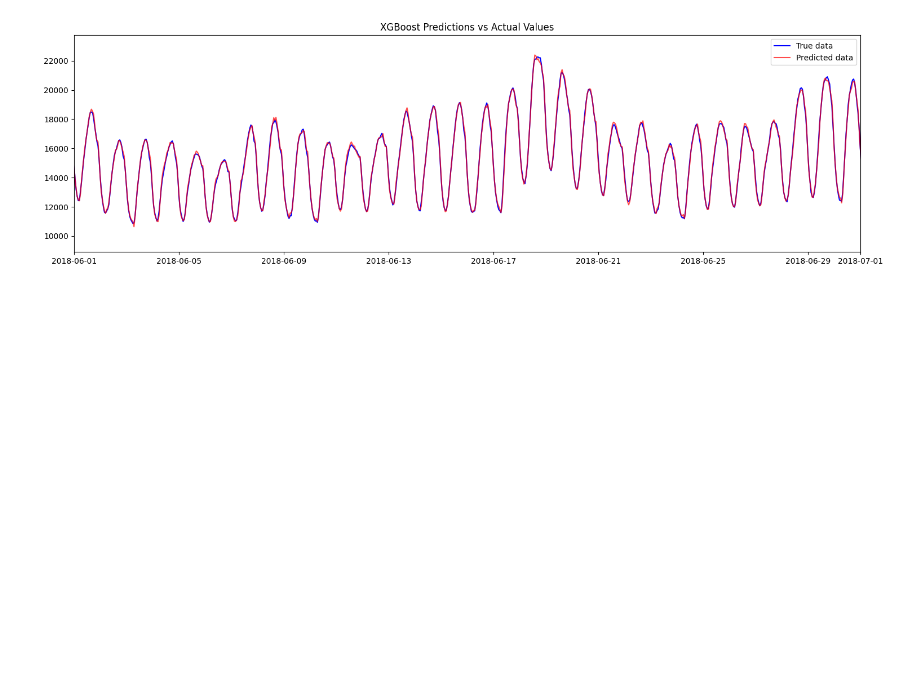
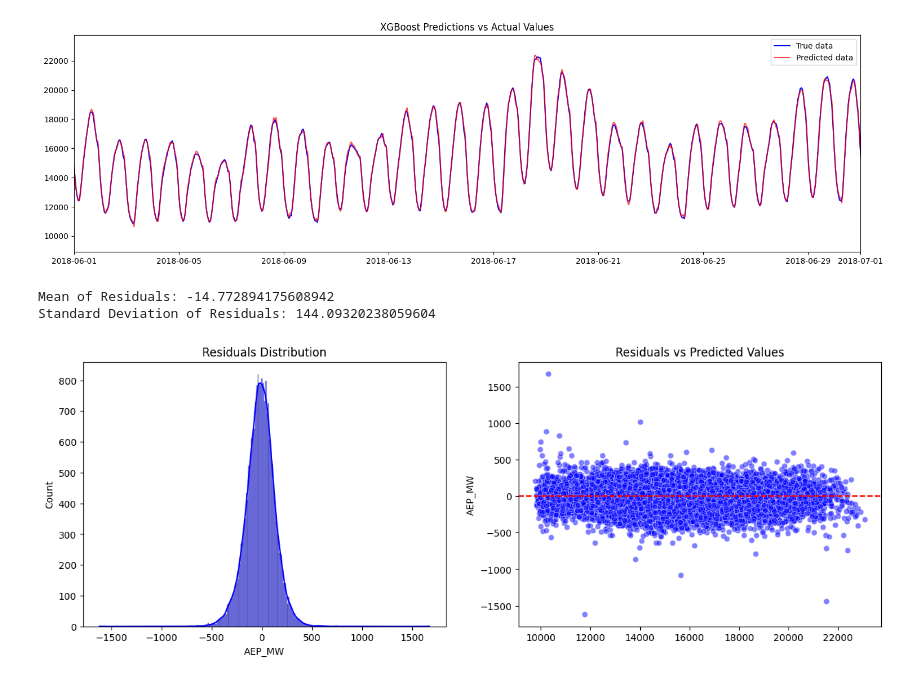
Before and after one commit to Hecramco/forecasting_examples, a Jupyter notebook: notebooks/time_series_forcasting_energy.ipynb, the cells around one changed output. Cells and saved outputs as stored; diff of their text form; code cells hidden in the pictures; blank space fills up the shorter version.

```diff
--- a/notebooks/time_series_forcasting_energy.ipynb
+++ b/notebooks/time_series_forcasting_energy.ipynb
@@ -561,0 +593,25 @@ xgb_model.save_model("../saved_models/xgb_energy_model.json")
+# %%
+#Save the model to a file to use it later
+xgb_model.save_model("../saved_models/xgb_energy_model.json")
+# import the model from the file
+xgb_model_loaded = xgb.XGBRegressor()
+xgb_model_loaded.load_model("../saved_models/xgb_energy_model.json")
+
+# I am going to check the residuals of the model to see if they are normally distributed.
+y_pred = xgb_model_loaded.predict(X_test[4])
+residuals = y_test[4] - y_pred
+
+# Plot the residuals
+fig, ax = plt.subplots(1, 2, figsize=(15, 5))
+sns.histplot(residuals, kde=True, ax=ax[0], color='blue')
+ax[0].set_title('Residuals Distribution')
+sns.scatterplot(x=y_pred, y=residuals, color='blue', alpha=0.5, ax=ax[1])
+ax[1].set_title('Residuals vs Predicted Values')
+plt.axhline(0, color='red', linestyle='--')
+
+print(f"Mean of Residuals: {residuals.mean()}")
+print(f"Standard Deviation of Residuals: {residuals.std()}")
+# %% [output]
+Mean of Residuals: -14.772894175608942
+Standard Deviation of Residuals: 144.09320238059604
+[figure, added]
```
Also changed, not shown: parts of 20 cells of this notebook.
